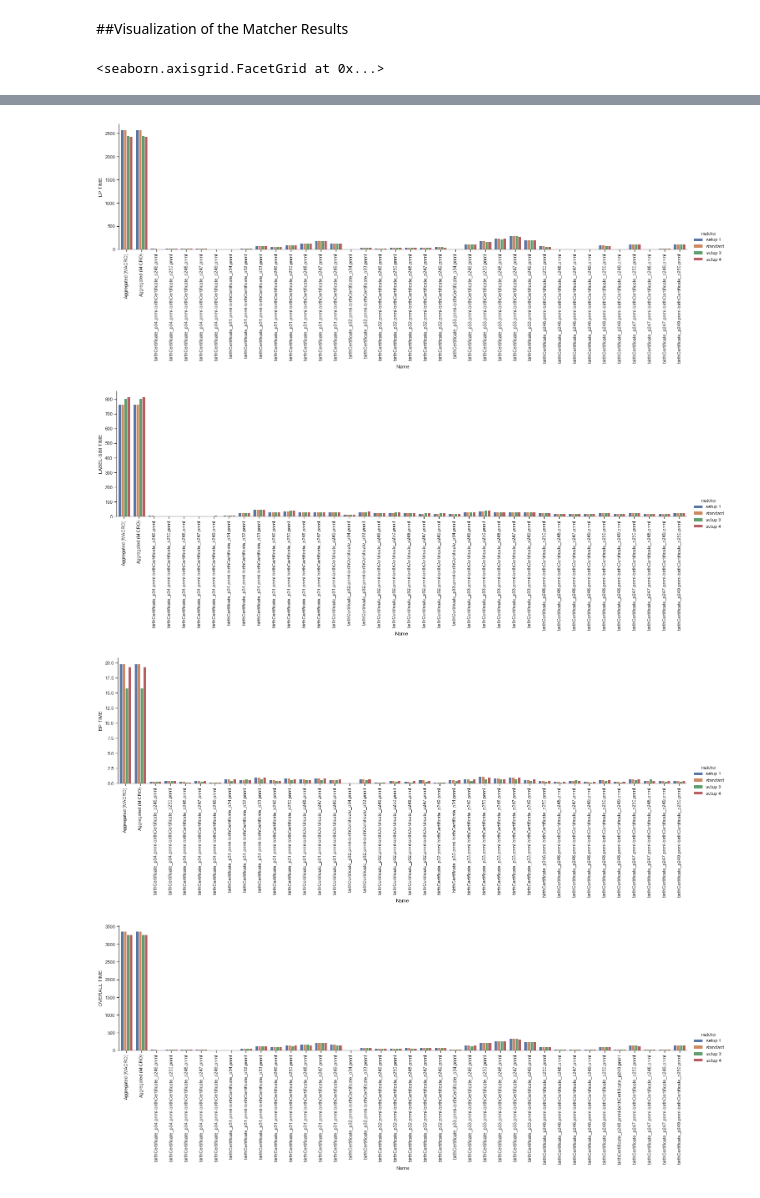
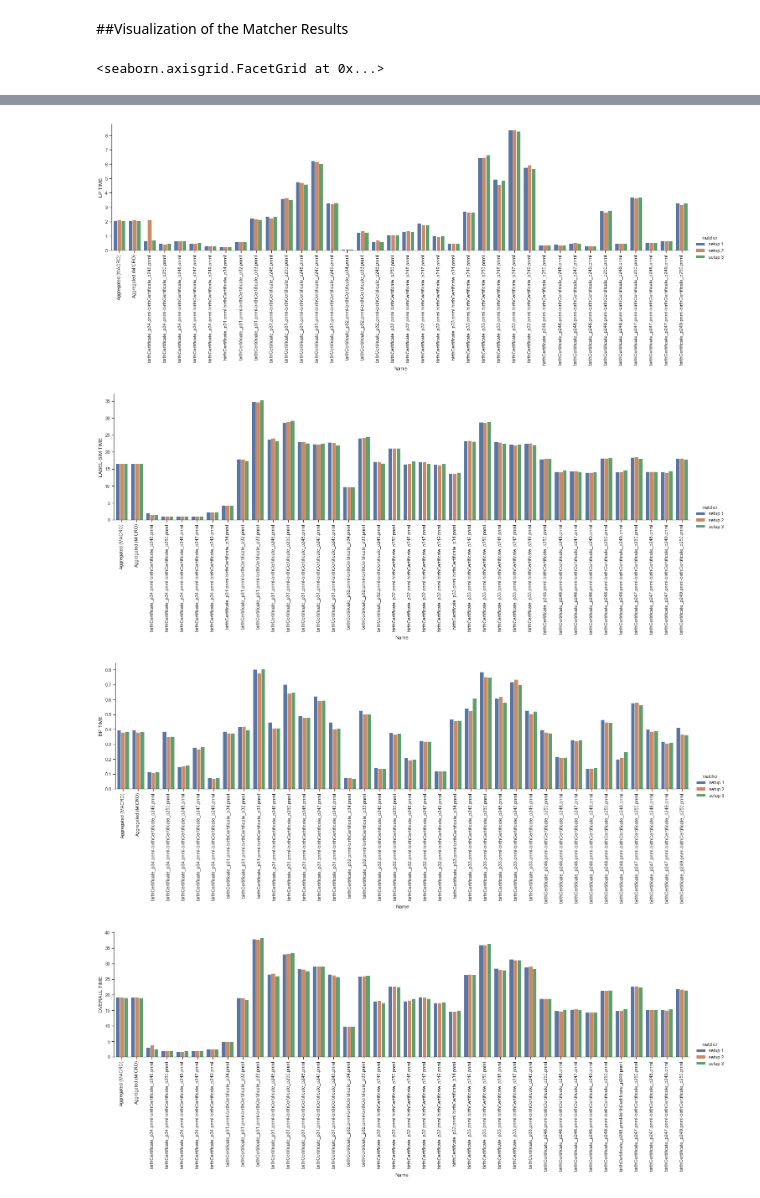
Before and after one commit to julia-kom/bert-ilp-matcher, a Jupyter notebook: src/main/python/SimpleAnalysis.ipynb, the cells around one changed output, grey strips where cells are left out. Drawn from its saved outputs; the diff is of its cells as text; code cells hidden in the pictures.

```diff
--- a/src/main/python/SimpleAnalysis.ipynb
+++ b/src/main/python/SimpleAnalysis.ipynb
@@ -8,17 +8,17 @@ from matplotlib.pyplot import figure
 import matplotlib.pyplot as plt
 # %%
 # Birth Admission Label vs Behavior + Label
-df_label = pd.read_csv("../../../eval-results/_server-results/batch-birth-BINARY-behavior_server_setup1/aggResults.eval",encoding = "ISO-8859-1", skipinitialspace=True)
-df_label2 = pd.read_csv("../../../eval-results/_server-results/batch-birth-BINARY-behavior_server_setup3/aggResults.eval",encoding = "ISO-8859-1", skipinitialspace=True)
-df_label3 = pd.read_csv("../../../eval-results/_server-results/batch-birth-BINARY-behavior_server_setup4/aggResults.eval",encoding = "ISO-8859-1", skipinitialspace=True)
-df_behavior = pd.read_csv("../../../eval-results/_server-results/batch-birth-BINARY-behavior_server_setup1/aggResults.eval",encoding = "ISO-8859-1", skipinitialspace=True)
+df_label = pd.read_csv("../../../eval-results/_server-results/batch-birth-BINARY-behavior-test1/aggResults.eval",encoding = "ISO-8859-1", skipinitialspace=True)
+df_label2 = pd.read_csv("../../../eval-results/_server-results/batch-birth-BINARY-behavior-test2/aggResults.eval",encoding = "ISO-8859-1", skipinitialspace=True)
+df_label3 = pd.read_csv("../../../eval-results/_server-results/batch-birth-BINARY-behavior-test3/aggResults.eval",encoding = "ISO-8859-1", skipinitialspace=True)
+#df_behavior = pd.read_csv("../../../eval-results/_server-results/batch-birth-BINARY-behavior_server_setup1/aggResults.eval",encoding = "ISO-8859-1", skipinitialspace=True)
 
 #combine the dataframes
 df_label['matcher'] = "setup 1"
-df_label2['matcher'] = "setup 3"
-df_label3['matcher'] = "setup 4"
-df_behavior['matcher'] = "standard"
-df_combined = pd.concat([df_label,df_behavior,df_label2,df_label3])
+df_label2['matcher'] = "setup 2"
+df_label3['matcher'] = "setup 3"
+#df_behavior['matcher'] = "standard"
+df_combined = pd.concat([df_label,df_label2,df_label3])
 df_combined.set_index(['Name','matcher'])
 #transfer nanoseconds to other unit
 df_combined['OVERALL TIME'] = df_combined['OVERALL TIME'].map(lambda x: x / 1000000000.)
@@ -61,4 +61,4 @@ g.set_xticklabels(rotation=90)
-[figure, old version]
+[figure, new version]
-[figure, old version]
+[figure, new version]
-[figure, old version]
+[figure, new version]
-[figure, old version]
+[figure, new version]
```
Also changed, not shown: parts of 1 cell of this notebook.
